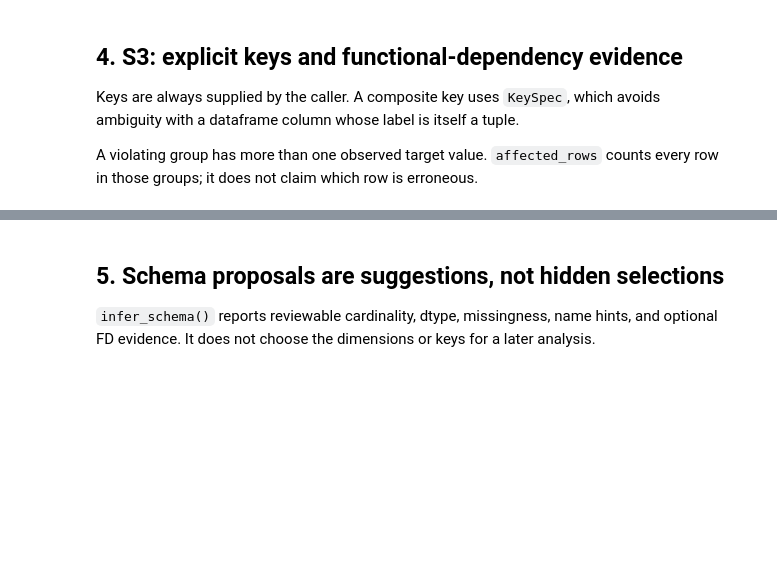
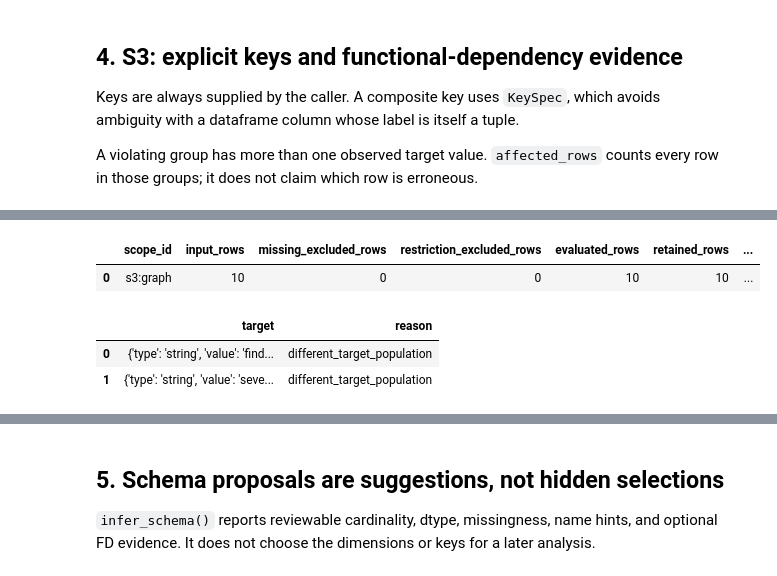
Before and after one commit to beatrice-b-m/bea-tools, a Jupyter notebook: examples/feature-hierarchy-explorer.ipynb, the cells around one changed output, grey strips where cells are left out. Cells and saved outputs as stored; diff of their text form; code cells hidden in the pictures; blank space fills up the shorter version.

```diff
--- a/examples/feature-hierarchy-explorer.ipynb
+++ b/examples/feature-hierarchy-explorer.ipynb
@@ -155,0 +457,13 @@ dependency_table.query("key == 'exam_side' and target == 'finding'")
+# %%
+scoped_grain = grain(df, demo_keys, dropna=True)
+display(pd.DataFrame([scoped_grain["graph"]["scope"]]))
+display(pd.DataFrame(scoped_grain["graph"]["unplaced"]))
+assert all(item["reason"] == "different_target_population"
+           for item in scoped_grain["graph"]["unplaced"])
+display(SVG(render_svg(scoped_grain, view="matrix")))
+# %% [output]
+|  | scope_id | input_rows | missing_excluded_rows | restriction_excluded_rows | evaluated_rows | retained_rows | ... |
+| 0 | s3:graph | 10 | 0 | 0 | 10 | 10 | ... |
+|  | target | reason |
+| 0 | {'type': 'string', 'value': 'find... | different_target_population |
+| 1 | {'type': 'string', 'value': 'seve... | different_target_population |
```
Also changed, not shown: parts of 43 cells of this notebook, 2 other files.
